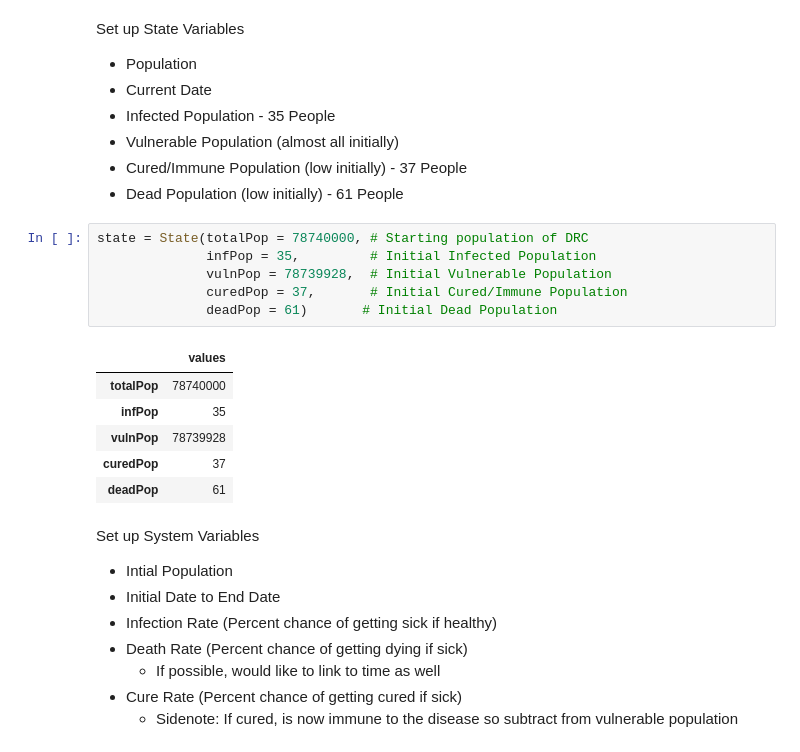
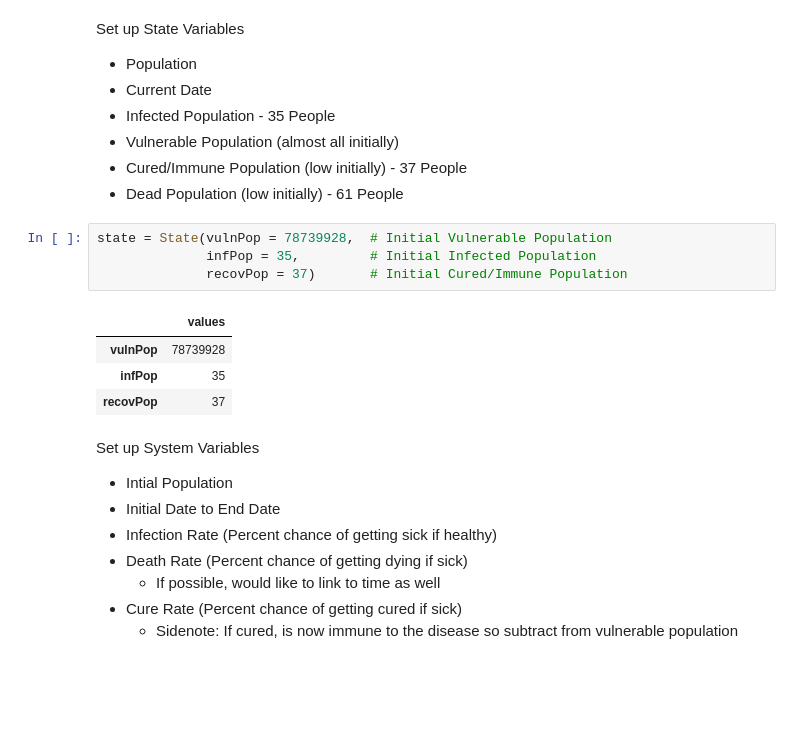
Before and after one commit to SanderMiller/ModSimPy, a Jupyter notebook: code/Project 1 - Ebola.ipynb, the cells around one changed output. Drawn from its saved outputs; the diff is of its cells as text; blank space fills up the shorter version.

```diff
--- a/code/Project 1 - Ebola.ipynb
+++ b/code/Project 1 - Ebola.ipynb
@@ -23,18 +23,14 @@ Set up State Variables
 - Cured/Immune Population (low initially) - 37 People
 - Dead Population (low initially) - 61 People
 # %%
-state = State(totalPop = 78740000, # Starting population of DRC
+state = State(vulnPop = 78739928,  # Initial Vulnerable Population
               infPop = 35,         # Initial Infected Population
-              vulnPop = 78739928,  # Initial Vulnerable Population
-              curedPop = 37,       # Initial Cured/Immune Population
-              deadPop = 61)       # Initial Dead Population
+              recovPop = 37)       # Initial Cured/Immune Population
 # %% [output]
 |  | values |
-| totalPop | 78740000 |
+| vulnPop | 78739928 |
 | infPop | 35 |
-| vulnPop | 78739928 |
-| curedPop | 37 |
-| deadPop | 61 |
+| recovPop | 37 |
 # %% [markdown]
 Set up System Variables
 - Intial Population
```
Also changed, not shown: parts of 11 cells of this notebook.
